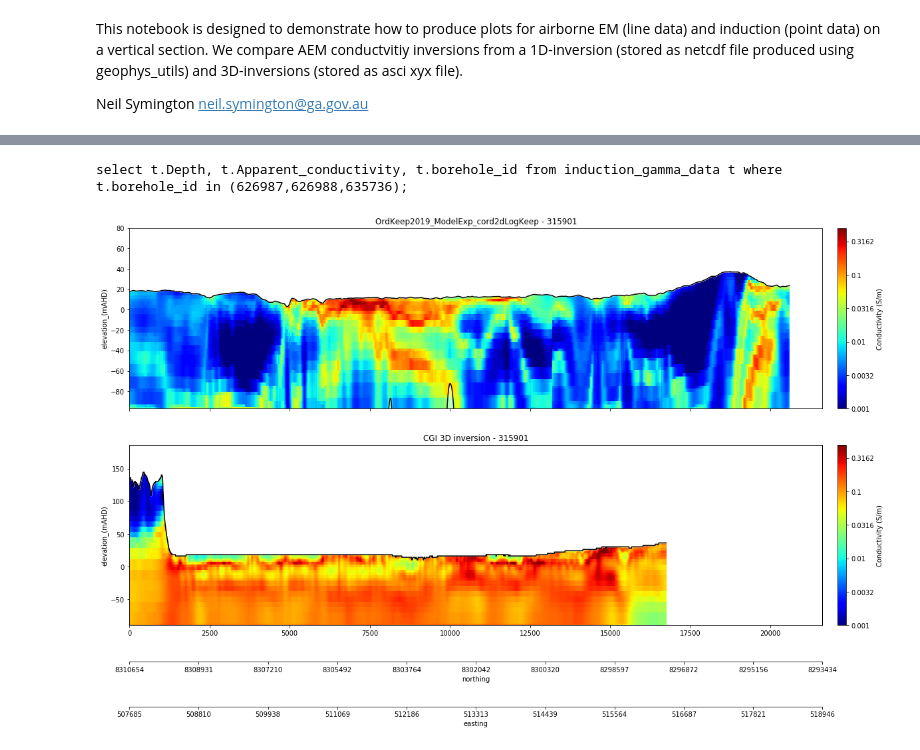
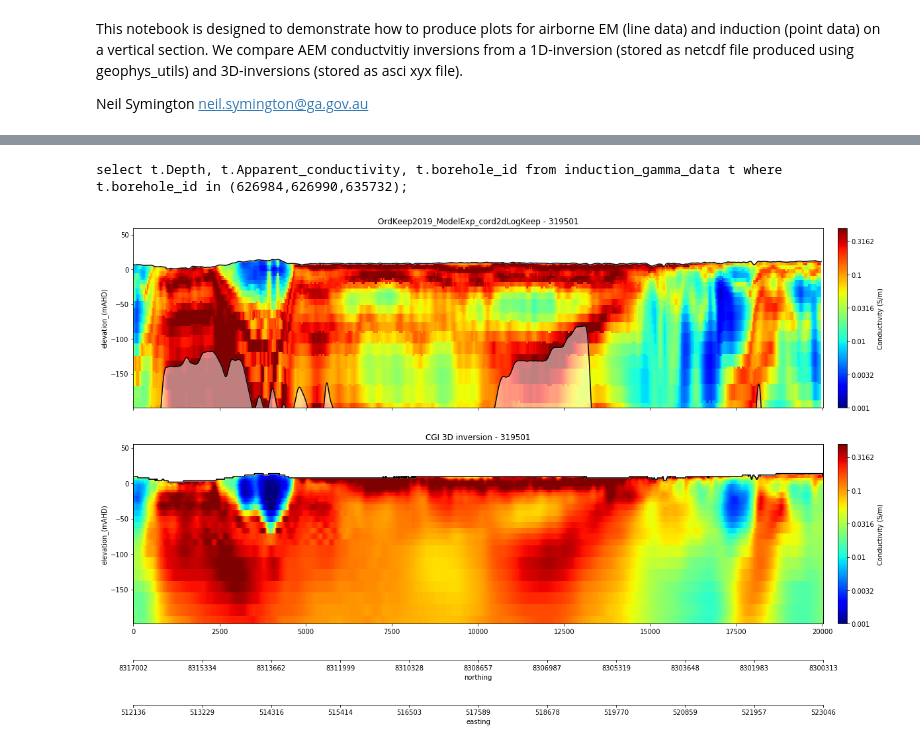
Before and after one commit to GeoscienceAustralia/hydrogeol_utils, a Jupyter notebook: notebooks/plotting_CGI_vs_NBC.ipynb, the cells around one changed output, grey strips where cells are left out. Cells and saved outputs as stored; diff of their text form; code cells hidden in the pictures.

```diff
--- a/notebooks/plotting_CGI_vs_NBC.ipynb
+++ b/notebooks/plotting_CGI_vs_NBC.ipynb
@@ -103,7 +103,7 @@ ek_cond = netCDF4.Dataset(cond_path)
 # %%
 # GRid the 3D inversion data from xyz file
 
-indir = r"\\prod.lan\active\proj\futurex\East_Kimberley\Data\Processed\Geophysics\AEM\CGI_OB_3D_AEM_models\delivered\20190411"
+indir = r"\\prod.lan\active\proj\futurex\East_Kimberley\Data\Processed\Geophysics\AEM\CGI_OB_3D_AEM_models\delivered\20190417"
 
 CGI_gridded_data = {}
 
@@ -236,7 +231,7 @@ df_induction = borehole_utils.extract_sql_with_primary_key("induction_gamma_data
                                                          'borehole_id'], connection, enos,
                                                        verbose = True).dropna()
 # %% [output]
-select t.Depth, t.Apparent_conductivity, t.borehole_id from induction_gamma_data t where t.borehole_id in (626987,626988,635736);
+select t.Depth, t.Apparent_conductivity, t.borehole_id from induction_gamma_data t where t.borehole_id in (626984,626990,635732);
 # %%
 # The induction data is far too dense for plotting so we resample
 
@@ -264,7 +259,7 @@ for item in df_induction['borehole_id'].unique():
 panel_settings = {'panel_1': {'variable': 'conductivity',
                              'plot_type': 'grid',
                              'panel_kwargs': {'title': 'AEM conductivity',
-                                              'max_depth': 100, 'shade_doi': True, 'colourbar': True,
+                                              'max_depth': 200, 'shade_doi': True, 'colourbar': True,
                                               'colourbar_label': 'Conductivity (S/m)',
                                              'log_plot': True, 'vmin': 0.001, 'vmax': 0.5,
                                              'cmap': 'jet', 'ylabel': 'elevation_(mAHD)'},
@@ -273,7 +268,7 @@ panel_settings = {'panel_1': {'variable': 'conductivity',
                  'panel_2': {'variable': 'conductivity',
                              'plot_type': 'grid',
                              'panel_kwargs': {'title': 'AEM conductivity',
-                                              'max_depth': 100, 'shade_doi': False, 'colourbar': True,
+                                              'max_depth': 200, 'shade_doi': False, 'colourbar': True,
                                               'colourbar_label': 'Conductivity (S/m)',
                                              'log_plot': True, 'vmin': 0.001, 'vmax': 0.5,
                                             'cmap': 'jet', 'ylabel': 'elevation_(mAHD)'},
@@ -301,32 +296,32 @@ for bore in df_induction['borehole_id'].unique():
     mask = (df_induction_resampled['borehole_id'] == bore)
 
 
     for ax in ax_array:
         plot_utils.add_downhole_log_data(ax, df_induction_resampled[mask], gridded_variables[line],
                                          'Apparent_conductivity', ['X','Y'], cmap='jet',
                                          colour_stretch=[0.001, 0.5], log_stretch = True,
                                          max_distance=200., stick_thickness=200.)
 
 
 
 ax_array[0].set_title("OrdKeep2019_ModelExp_cord2dLogKeep - " + str(line))
 
 ax_array[1].set_title("CGI 3D inversion - " + str(line))
 
 ax_pos = plot_utils.align_axes(ax_array)
 
     # Add axis with northing at the bottom of the plot
 
 plot_utils.add_axis_coords('northing', gridded_variables[line]['northing'], ax_array[-1], ax_pos[1], offset=-0.2)
 
 plot_utils.add_axis_coords('easting', gridded_variables[line]['easting'], ax_array[-1], ax_pos[1], offset=-0.45)
 
 outdir = r"\\prod.lan\active\proj\futurex\East_Kimberley\Data\Processed\Geophysics\AEM\CGI_OB_3D_AEM_models\delivered\20190411\sections"
 
-outfile = os.path.join(outdir, str(line) + "_comparison_plot_log_w_Induction.png")
+outfile = os.path.join(outdir, str(line) + "_comparison_plot_log.png")
 
 plt.savefig(outfile, dpi=300)
 
 plt.show()
 # %% [output]
-[figure, old version]
+[figure, new version]
```
Also changed, not shown: parts of 4 cells of this notebook, 2 other files.
